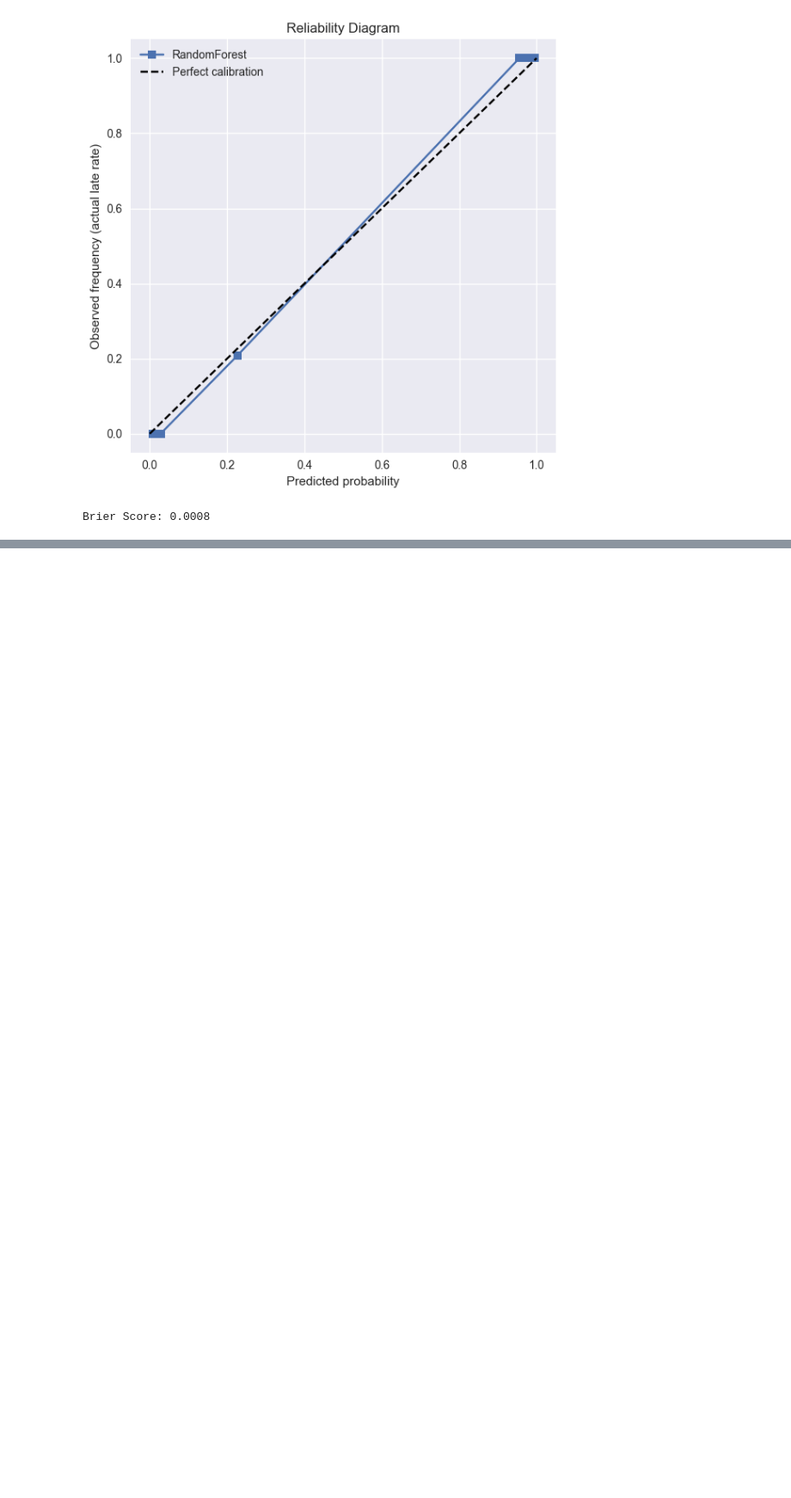
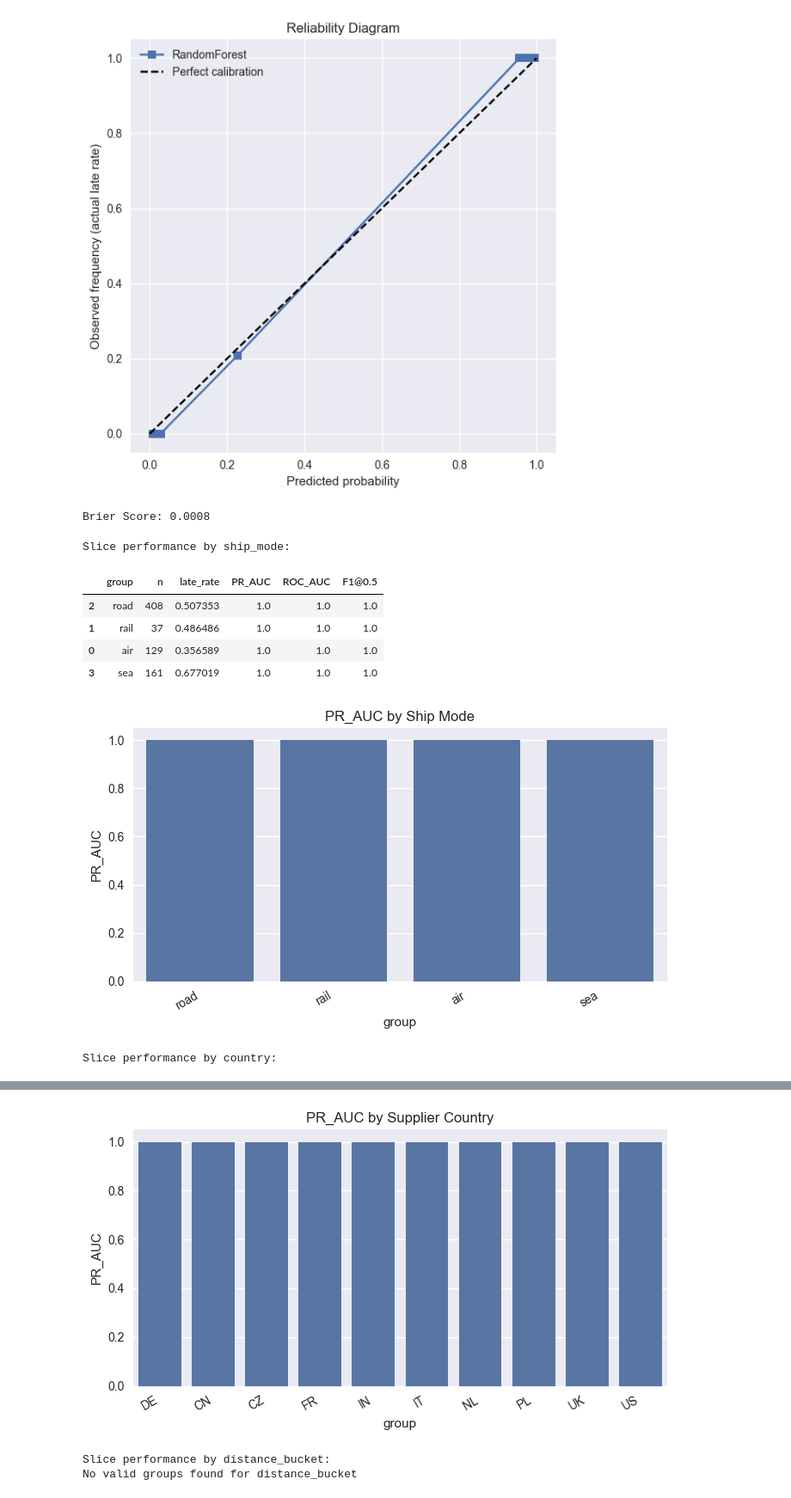
Before and after one commit to Karim-shamel/ds_takehome_KarimMorsy, a Jupyter notebook: notebooks/Model_Anomaly.ipynb, the cells around one changed output, grey strips where cells are left out. Shown: that part at 86% size. Saved outputs shown, nothing was run; the diff lists cells and outputs as text; code cells hidden in the pictures; blank space fills up the shorter version.

Commit message:
Slice analysis: compare performance by ship_mode, supplier country, and distance bucket; comment on disparities and actions.

```diff
--- a/notebooks/Model_Anomaly.ipynb
+++ b/notebooks/Model_Anomaly.ipynb
@@ -190,3 +190,80 @@ print(f"Brier Score: {brier:.4f}")
 # %% [output]
 [figure]
 Brier Score: 0.0008
+# %%
+from sklearn.metrics import average_precision_score, roc_auc_score, f1_score
+import numpy as np
+
+meta_valid = valid[['ship_mode','supplier_id']].copy()
+if 'country' in sup.columns:
+    meta_valid = meta_valid.merge(sup[['supplier_id','country']], on='supplier_id', how='left')
+if 'distance_km' in valid.columns:
+    bins = [-np.inf, 500, 1000, 1500, 2000, np.inf]
+    labels = ['<=500km','500-1000km','1000-1500km','1500-2000km', '>200km']
+    meta_valid['distance_bucket'] = pd.cut(valid['distance_km'], bins=bins, labels=labels)
+
+meta_valid = meta_valid.reset_index(drop=True)
+y_vec = y_valid.reset_index(drop=True).to_numpy()
+p_vec = np.asarray(p_valid)
+
+def slice_metrics(meta_df, y_arr, p_arr, group_name, min_size=5):
+    """Compute PR_AUC, ROC_AUC, F1@0.5 per subgroup in group_name.
+       Uses positional indexing to align with y_arr/p_arr safely."""
+    if group_name not in meta_df.columns:
+        return pd.DataFrame()
+
+    results = []
+    for g, sub in meta_df.groupby(group_name, observed=True):
+        idx = sub.index.to_numpy()
+        if len(idx) < min_size:
+            continue
+        y_g = y_arr[idx]
+        p_g = p_arr[idx]
+        try:
+            pr_auc = average_precision_score(y_g, p_g)
+            roc_auc = roc_auc_score(y_g, p_g)
+        except ValueError:
+            pr_auc, roc_auc = np.nan, np.nan
+        f1 = f1_score(y_g, (p_g >= 0.5).astype(int))
+        results.append({
+            "group": g, "n": len(y_g),
+            "late_rate": float(np.mean(y_g)),
+            "PR_AUC": pr_auc, "ROC_AUC": roc_auc, "F1@0.5": f1
+        })
+    return pd.DataFrame(results)
+
+def show_slice(meta_df, y_arr, p_arr, group_name, title=None):
+    res = slice_metrics(meta_df, y_arr, p_arr, group_name)
+    print(f"\nSlice performance by {group_name}:")
+    if res.empty:
+        print(f"No valid groups found for {group_name}")
+        return
+    res_sorted = res.sort_values("PR_AUC", ascending=False)
+    display(res_sorted)
+
+    plot_df = res_sorted.dropna(subset=["PR_AUC"])
+    if not plot_df.empty:
+        plt.figure(figsize=(7,4))
+        sns.barplot(data=plot_df, x="group", y="PR_AUC", order=plot_df["group"])
+        plt.title(title or f"PR_AUC by {group_name}")
+        plt.xticks(rotation=30, ha="right")
+        plt.tight_layout()
+        plt.show()
+
+if 'ship_mode' in meta_valid.columns:
+    show_slice(meta_valid, y_vec, p_vec, 'ship_mode', title="PR_AUC by Ship Mode")
+
+if 'country' in meta_valid.columns:
+    show_slice(meta_valid, y_vec, p_vec, 'country', title="PR_AUC by Supplier Country")
+
+if 'distance_bucket' in meta_valid.columns:
+    show_slice(meta_valid, y_vec, p_vec, 'distance_bucket', title="PR_AUC by Distance Bucket")
+# %% [output]
+Slice performance by ship_mode:
+|  | group | n | late_rate | PR_AUC | ROC_AUC | F1@0.5 |
+| 2 | road | 408 | 0.507353 | 1.0 | 1.0 | 1.0 |
+| 1 | rail | 37 | 0.486486 | 1.0 | 1.0 | 1.0 |
+| 0 | air | 129 | 0.356589 | 1.0 | 1.0 | 1.0 |
+| 3 | sea | 161 | 0.677019 | 1.0 | 1.0 | 1.0 |
+[figure, added]
+Slice performance by country:
@@ -192,0 +281,3 @@ Brier Score: 0.0008
+[figure, added]
+Slice performance by distance_bucket:
+No valid groups found for distance_bucket
```
Also changed, not shown: parts of 1 cell of this notebook.
